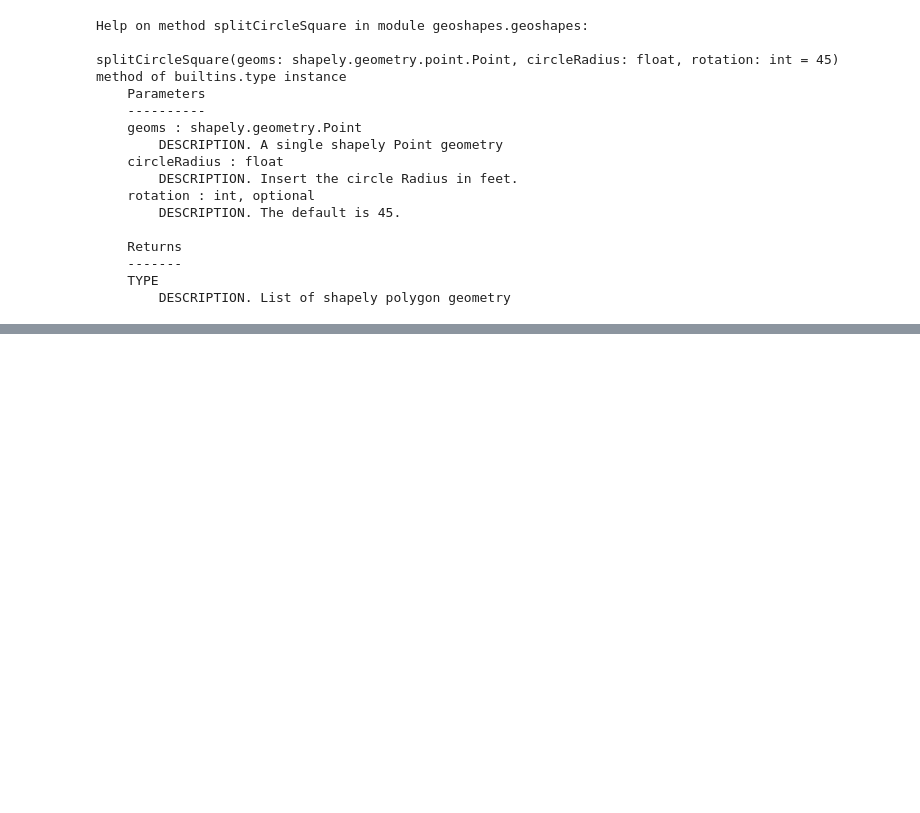
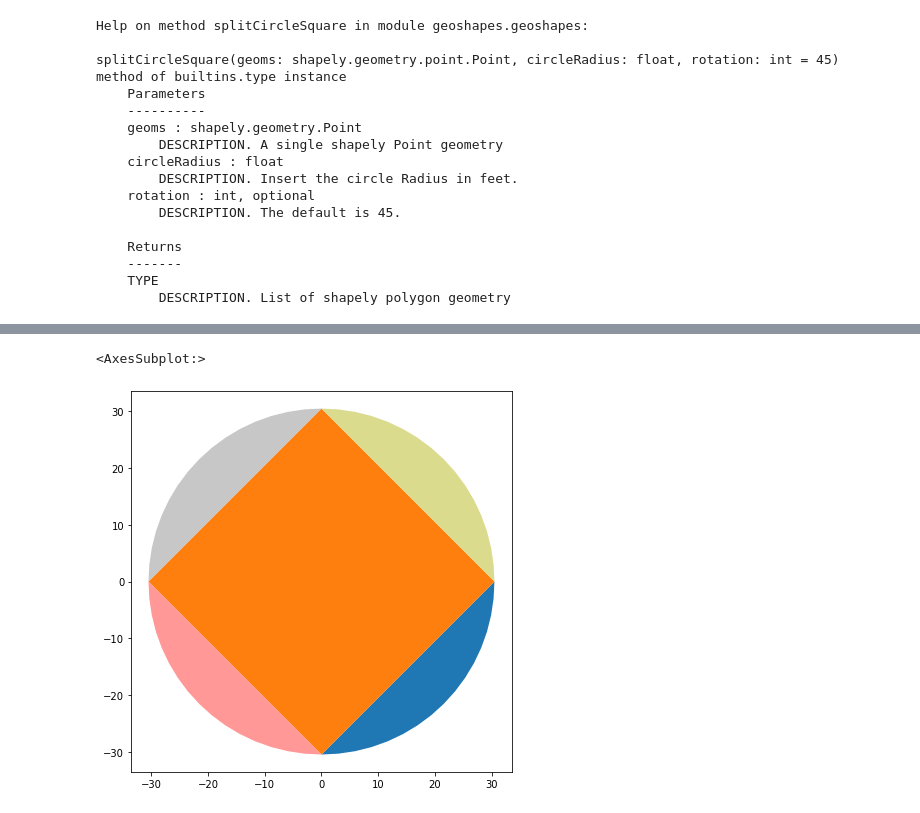
Before and after one commit to abiraihan/geoshapes, a Jupyter notebook: example/splitShape.ipynb, the cells around one changed output, grey strips where cells are left out. Cells and saved outputs as stored; diff of their text form; code cells hidden in the pictures; blank space fills up the shorter version.

```diff
--- a/example/splitShape.ipynb
+++ b/example/splitShape.ipynb
@@ -154,0 +165,12 @@ splitCircleSquare(geoms: shapely.geometry.point.Point, circleRadius: float, rota
+# %%
+splitFeature = splitShape.splitCircleSquare(
+    geoms = pointLocation,
+    circleRadius = 100,
+    rotation = 90
+)
+gdfFeature = geopandas.GeoDataFrame(geometry = splitFeature)
+
+gdfFeature.plot(cmap = 'tab20', figsize = (7,7))
+# %% [output]
+<AxesSubplot:>
+[figure, added]
```
Also changed, not shown: parts of 5 cells of this notebook.
